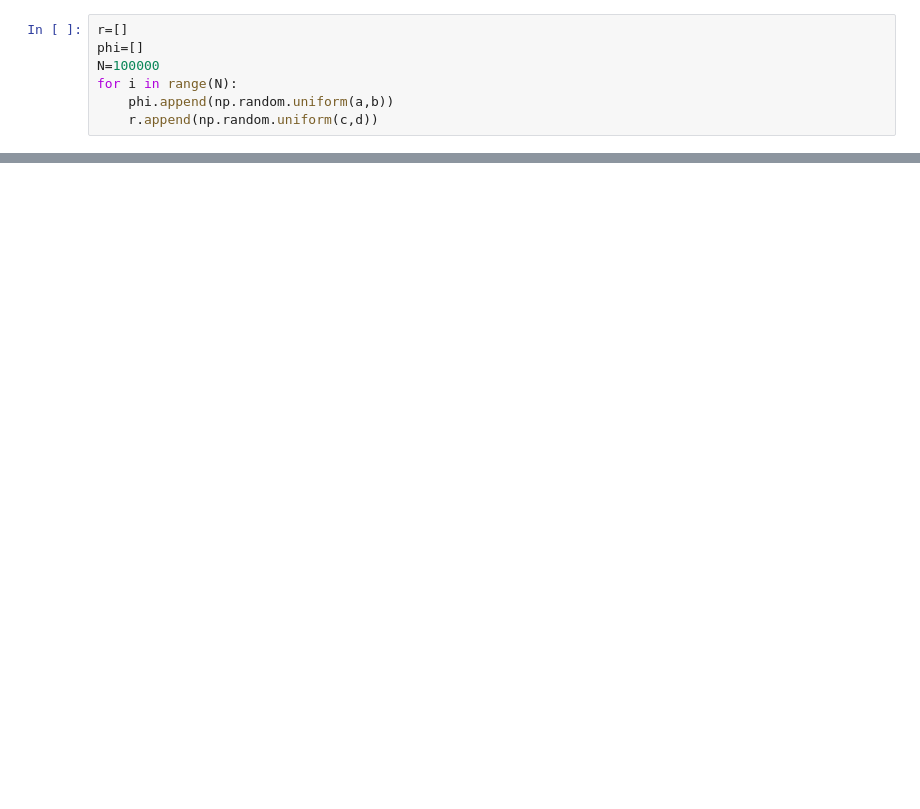
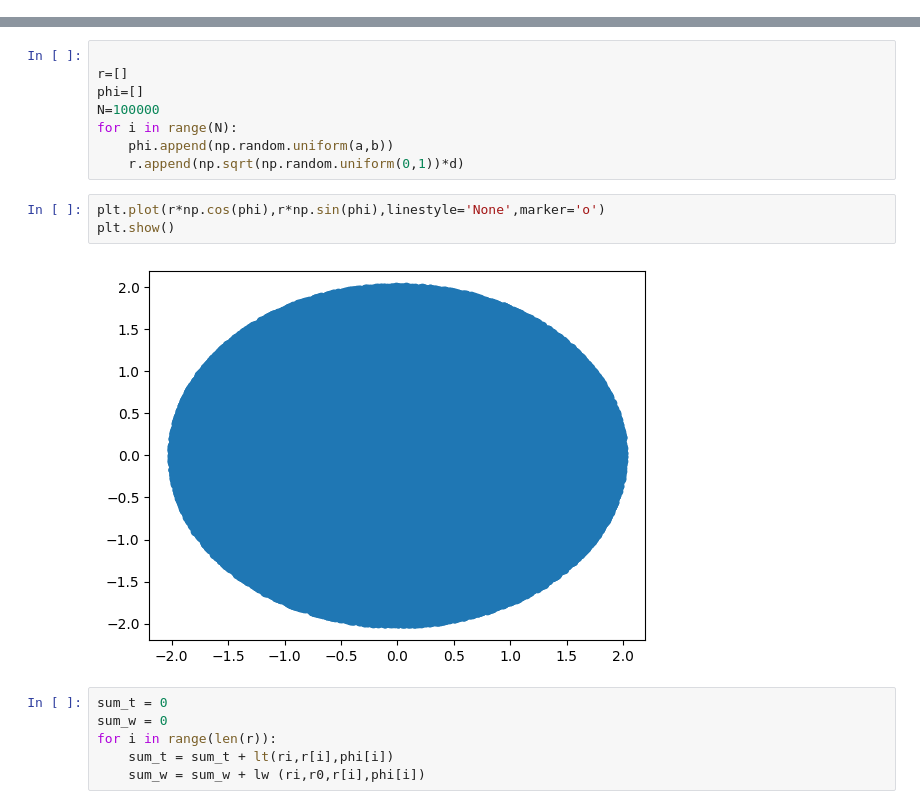
Before and after one commit to hcai0520/MArEX_Analysis, a Jupyter notebook: thickness.ipynb, the cells around one changed output, grey strips where cells are left out. Drawn from its saved outputs; the diff is of its cells as text; blank space fills up the shorter version.

```diff
--- a/thickness.ipynb
+++ b/thickness.ipynb
@@ -17,7 +17,0 @@ The radius of neutron beam:  1
-# %%
-r=[]
-phi=[]
-N=100000
-for i in range(N):
-    phi.append(np.random.uniform(a,b))
-    r.append(np.random.uniform(c,d))
@@ -29,0 +30,19 @@ The radius of target container:  3
+# %%
+
+r=[]
+phi=[]
+N=100000
+for i in range(N):
+    phi.append(np.random.uniform(a,b))
+    r.append(np.sqrt(np.random.uniform(0,1))*d)
+# %%
+plt.plot(r*np.cos(phi),r*np.sin(phi),linestyle='None',marker='o')
+plt.show()
+# %% [output]
+[figure, added]
+# %%
+sum_t = 0
+sum_w = 0
+for i in range(len(r)):
+    sum_t = sum_t + lt(ri,r[i],phi[i])
+    sum_w = sum_w + lw (ri,r0,r[i],phi[i])
```
Also changed, not shown: parts of 14 cells of this notebook, 1 other file.
